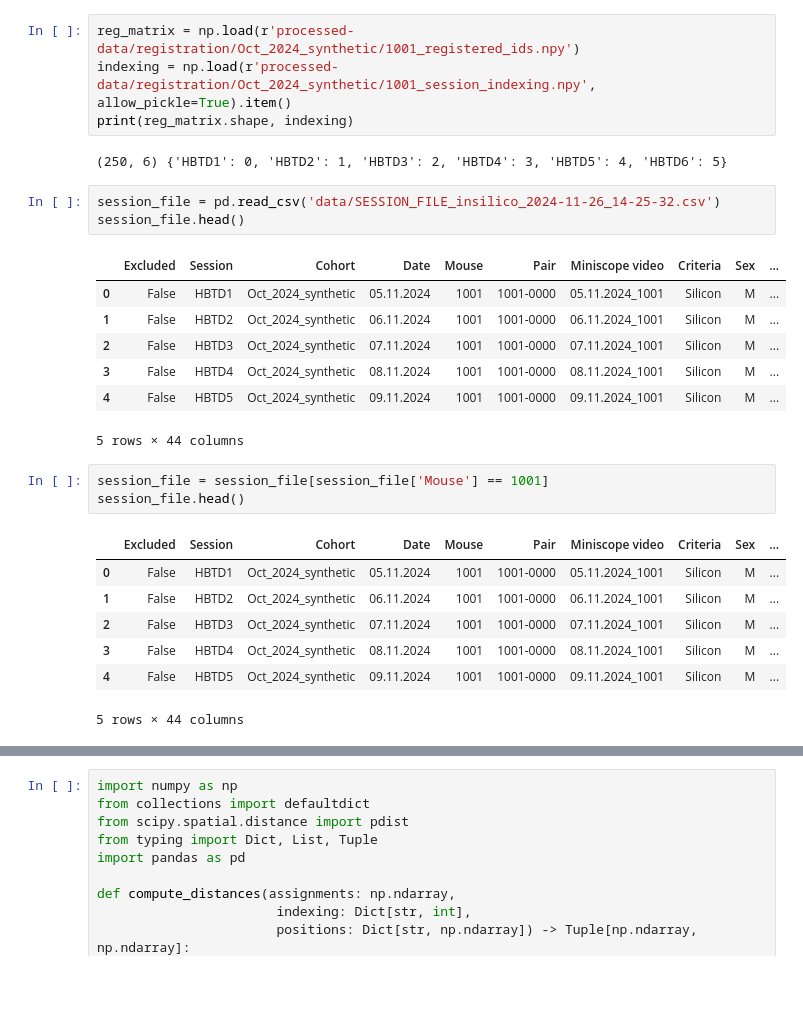
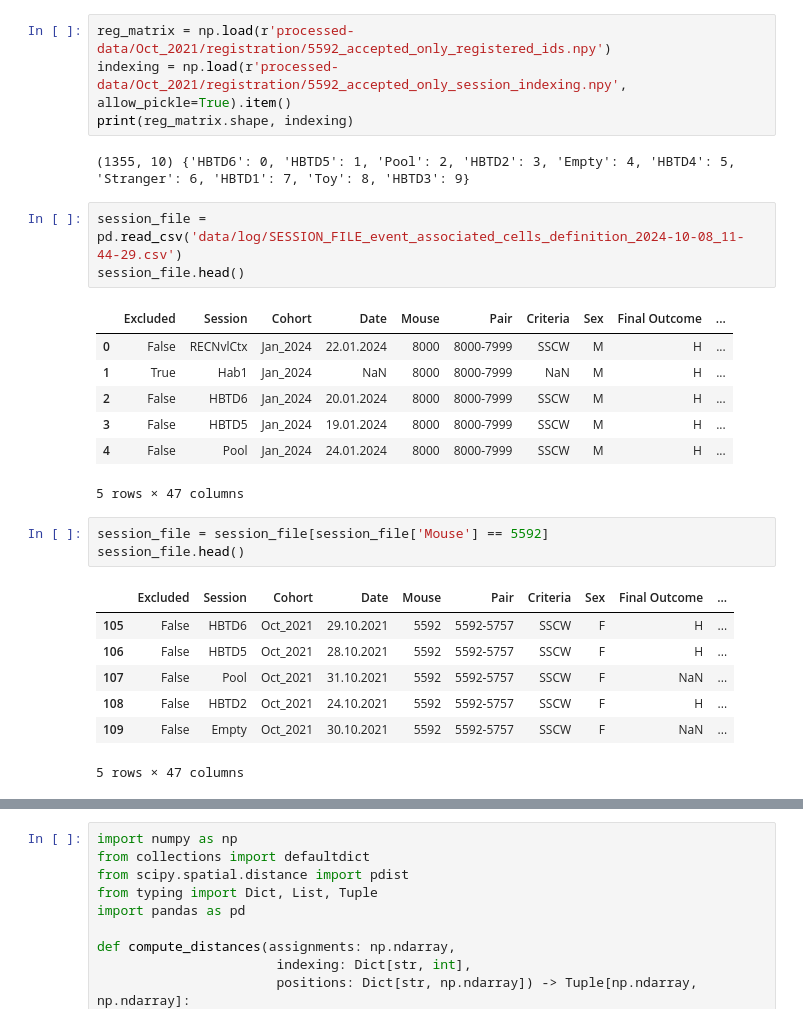
Before and after one commit to CogEmLab/helping-behaviour-calcium-imaging, a Jupyter notebook: measure_distance_validation.ipynb, the cells around one changed output, grey strips where cells are left out. Drawn from its saved outputs; the diff is of its cells as text; blank space fills up the shorter version.

```diff
--- a/measure_distance_validation.ipynb
+++ b/measure_distance_validation.ipynb
@@ -11,31 +11,31 @@ from src.session_loader import Session
 # %%
-reg_matrix = np.load(r'processed-data/registration/Oct_2024_synthetic/1001_registered_ids.npy')
-indexing = np.load(r'processed-data/registration/Oct_2024_synthetic/1001_session_indexing.npy', allow_pickle=True).item()
+reg_matrix = np.load(r'processed-data/Oct_2021/registration/5592_accepted_only_registered_ids.npy')
+indexing = np.load(r'processed-data/Oct_2021/registration/5592_accepted_only_session_indexing.npy', allow_pickle=True).item()
 print(reg_matrix.shape, indexing)
 # %% [output]
-(250, 6) {'HBTD1': 0, 'HBTD2': 1, 'HBTD3': 2, 'HBTD4': 3, 'HBTD5': 4, 'HBTD6': 5}
+(1355, 10) {'HBTD6': 0, 'HBTD5': 1, 'Pool': 2, 'HBTD2': 3, 'Empty': 4, 'HBTD4': 5, 'Stranger': 6, 'HBTD1': 7, 'Toy': 8, 'HBTD3': 9}
 # %%
-session_file = pd.read_csv('data/SESSION_FILE_insilico_2024-11-26_14-25-32.csv')
+session_file = pd.read_csv('data/log/SESSION_FILE_event_associated_cells_definition_2024-10-08_11-44-29.csv')
 session_file.head()
 # %% [output]
-|  | Excluded | Session | Cohort | Date | Mouse | Pair | Miniscope video | Criteria | Sex | ... |
-| 0 | False | HBTD1 | Oct_2024_synthetic | 05.11.2024 | 1001 | 1001-0000 | 05.11.2024_1001 | Silicon | M | ... |
-| 1 | False | HBTD2 | Oct_2024_synthetic | 06.11.2024 | 1001 | 1001-0000 | 06.11.2024_1001 | Silicon | M | ... |
-| 2 | False | HBTD3 | Oct_2024_synthetic | 07.11.2024 | 1001 | 1001-0000 | 07.11.2024_1001 | Silicon | M | ... |
-| 3 | False | HBTD4 | Oct_2024_synthetic | 08.11.2024 | 1001 | 1001-0000 | 08.11.2024_1001 | Silicon | M | ... |
-| 4 | False | HBTD5 | Oct_2024_synthetic | 09.11.2024 | 1001 | 1001-0000 | 09.11.2024_1001 | Silicon | M | ... |
+|  | Excluded | Session | Cohort | Date | Mouse | Pair | Criteria | Sex | Final Outcome | ... |
+| 0 | False | RECNvlCtx | Jan_2024 | 22.01.2024 | 8000 | 8000-7999 | SSCW | M | H | ... |
+| 1 | True | Hab1 | Jan_2024 | NaN | 8000 | 8000-7999 | NaN | M | H | ... |
+| 2 | False | HBTD6 | Jan_2024 | 20.01.2024 | 8000 | 8000-7999 | SSCW | M | H | ... |
+| 3 | False | HBTD5 | Jan_2024 | 19.01.2024 | 8000 | 8000-7999 | SSCW | M | H | ... |
+| 4 | False | Pool | Jan_2024 | 24.01.2024 | 8000 | 8000-7999 | SSCW | M | H | ... |
-5 rows × 44 columns
+5 rows × 47 columns
 # %%
-session_file = session_file[session_file['Mouse'] == 1001]
+session_file = session_file[session_file['Mouse'] == 5592]
 session_file.head()
 # %% [output]
-|  | Excluded | Session | Cohort | Date | Mouse | Pair | Miniscope video | Criteria | Sex | ... |
-| 0 | False | HBTD1 | Oct_2024_synthetic | 05.11.2024 | 1001 | 1001-0000 | 05.11.2024_1001 | Silicon | M | ... |
-| 1 | False | HBTD2 | Oct_2024_synthetic | 06.11.2024 | 1001 | 1001-0000 | 06.11.2024_1001 | Silicon | M | ... |
-| 2 | False | HBTD3 | Oct_2024_synthetic | 07.11.2024 | 1001 | 1001-0000 | 07.11.2024_1001 | Silicon | M | ... |
-| 3 | False | HBTD4 | Oct_2024_synthetic | 08.11.2024 | 1001 | 1001-0000 | 08.11.2024_1001 | Silicon | M | ... |
-| 4 | False | HBTD5 | Oct_2024_synthetic | 09.11.2024 | 1001 | 1001-0000 | 09.11.2024_1001 | Silicon | M | ... |
+|  | Excluded | Session | Cohort | Date | Mouse | Pair | Criteria | Sex | Final Outcome | ... |
+| 105 | False | HBTD6 | Oct_2021 | 29.10.2021 | 5592 | 5592-5757 | SSCW | F | H | ... |
+| 106 | False | HBTD5 | Oct_2021 | 28.10.2021 | 5592 | 5592-5757 | SSCW | F | H | ... |
+| 107 | False | Pool | Oct_2021 | 31.10.2021 | 5592 | 5592-5757 | SSCW | F | NaN | ... |
+| 108 | False | HBTD2 | Oct_2021 | 24.10.2021 | 5592 | 5592-5757 | SSCW | F | H | ... |
+| 109 | False | Empty | Oct_2021 | 30.10.2021 | 5592 | 5592-5757 | SSCW | F | NaN | ... |
-5 rows × 44 columns
+5 rows × 47 columns
 # %%
 pos_dic = {}
 
```
Also changed, not shown: parts of 6 cells of this notebook.
